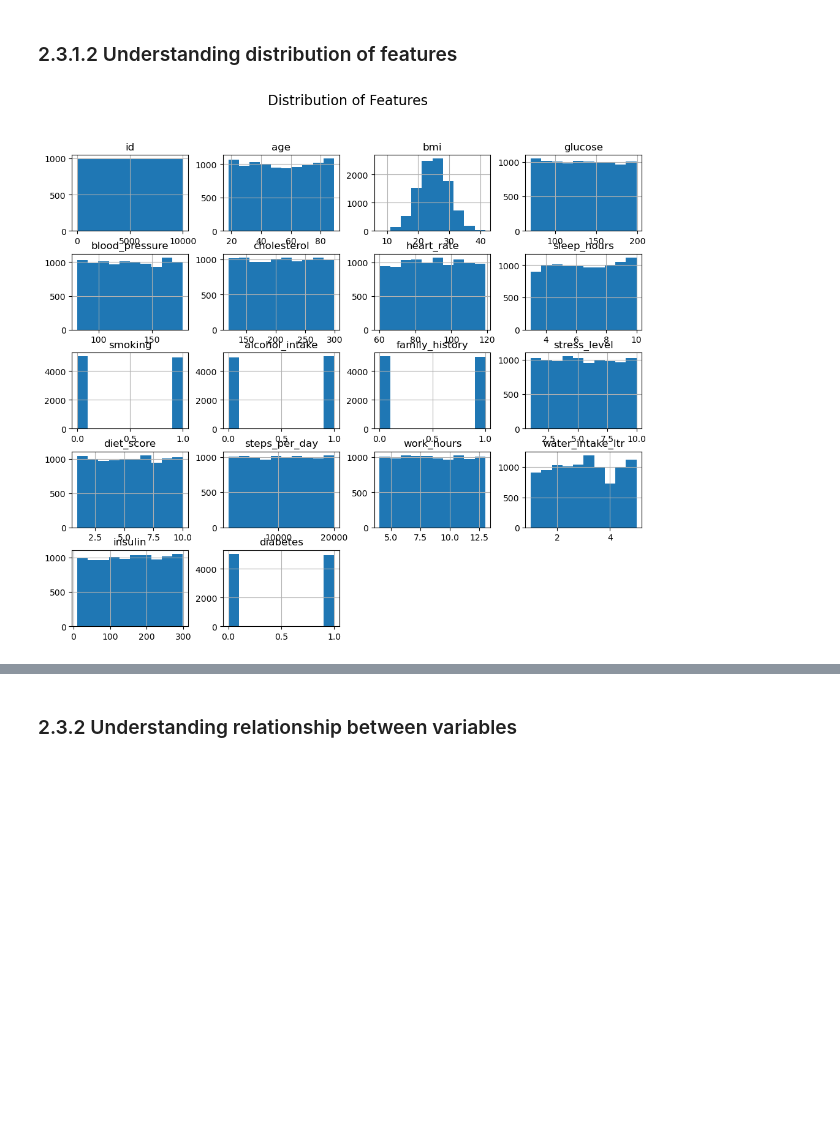
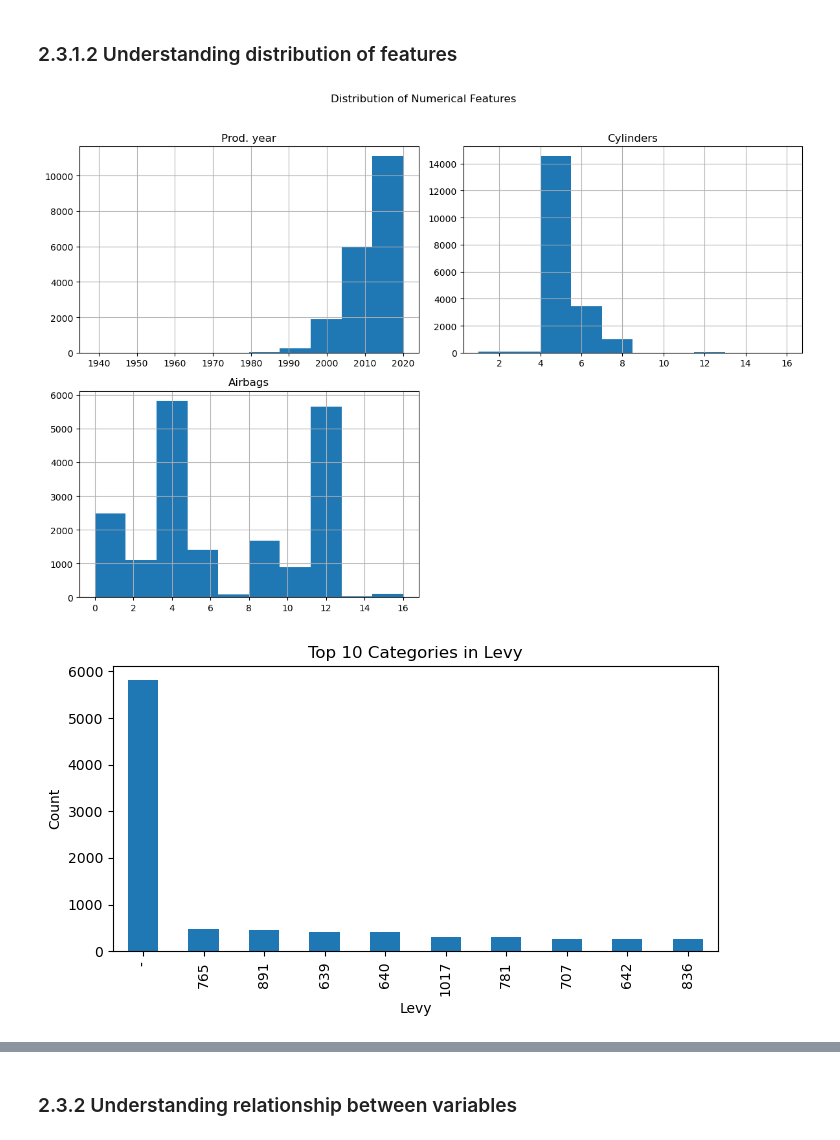
Before and after one commit to jerri210/mldp-project, a Jupyter notebook: MLDP Program Codes Submission Template.ipynb, the cells around one changed output, grey strips where cells are left out. Saved outputs shown, nothing was run; the diff lists cells and outputs as text; code cells hidden in the pictures; blank space fills up the shorter version.

```diff
--- a/MLDP Program Codes Submission Template.ipynb
+++ b/MLDP Program Codes Submission Template.ipynb
@@ -48,7 +53,7 @@ The solution is aimed to spot early detection of diabetes, allowing healthcare p
 ## 2.1 Load dataset
 # %%
 ## Read data
-FILE_PATH= "diabetes.csv"
+FILE_PATH= "car_price_prediction.csv"
 df = pd.read_csv(FILE_PATH)
 
 df
@@ -162,10 +182,35 @@ plt.show()
 # %% [markdown]
 ### 2.3.1.2 Understanding distribution of features
 # %%
-## Understanding distribution of features
-df.hist(figsize=(12, 10))
+# Remove ID column (identifier only)
+if "ID" in df.columns:
+    df = df.drop(columns=["ID"])
 
-plt.suptitle("Distribution of Features", fontsize=16)
+# Numerical features distribution
+
+# Select numerical features and exclude target variable
+num_features = df.select_dtypes(include=["int64", "float64"]).columns
+num_features = num_features.drop(col_y)
+
+# Plot histograms for numerical features
+df[num_features].hist(figsize=(12, 8))
+plt.suptitle("Distribution of Numerical Features", y=1.02)
+plt.tight_layout()
 plt.show()
+
+
+# Categorical features distribution
+cat_features = df.select_dtypes(include=["object", "category"]).columns
+
+# Plot top 10 categories for each categorical feature
+for col in cat_features:
+    plt.figure(figsize=(7, 4))
+    df[col].value_counts().head(10).plot(kind="bar")
+    plt.title(f"Top 10 Categories in {col}")
+    plt.xlabel(col)
+    plt.ylabel("Count")
+    plt.tight_layout()
+    plt.show()
 # %% [output]
-[figure, old version]
+[figure, new version]
+[figure, added]
```
Also changed, not shown: parts of 26 cells of this notebook, 5 other files.
